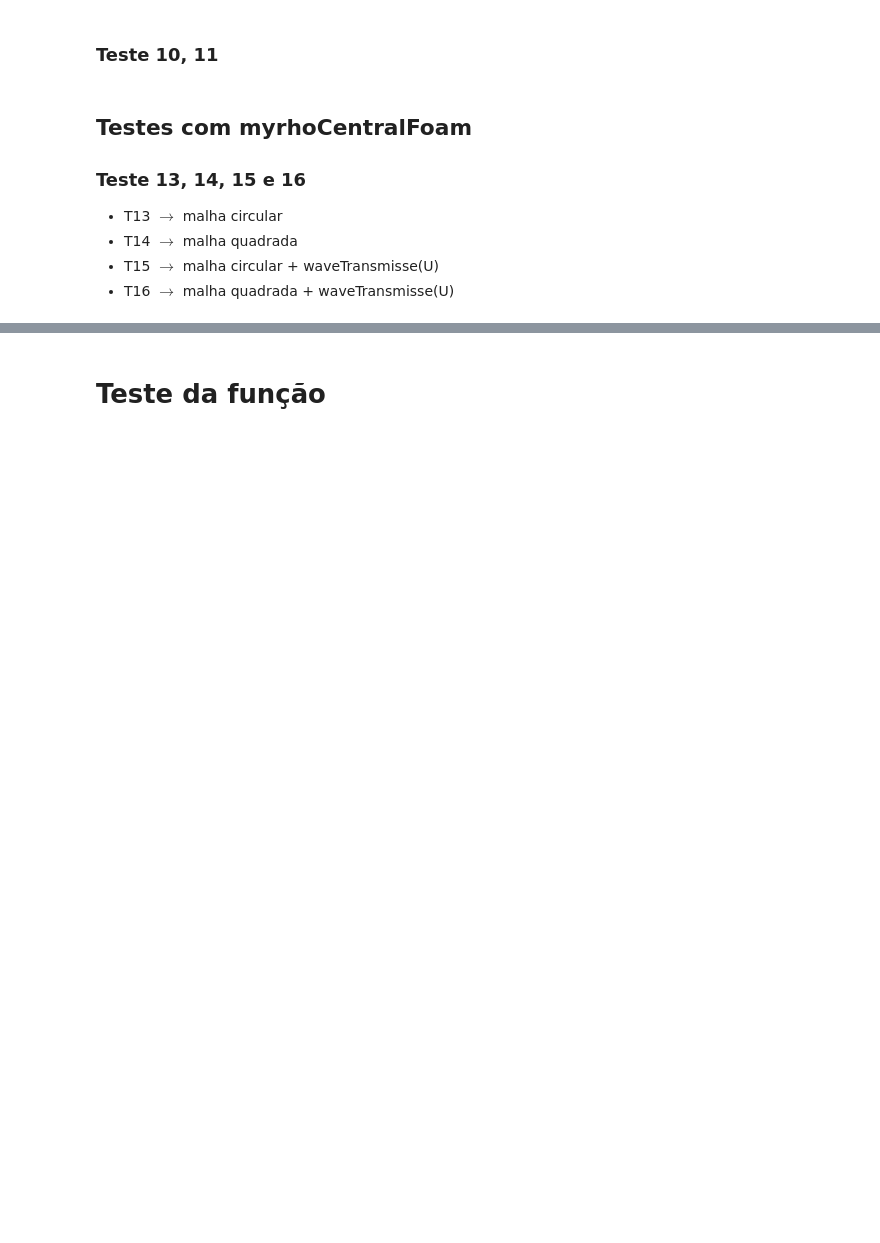
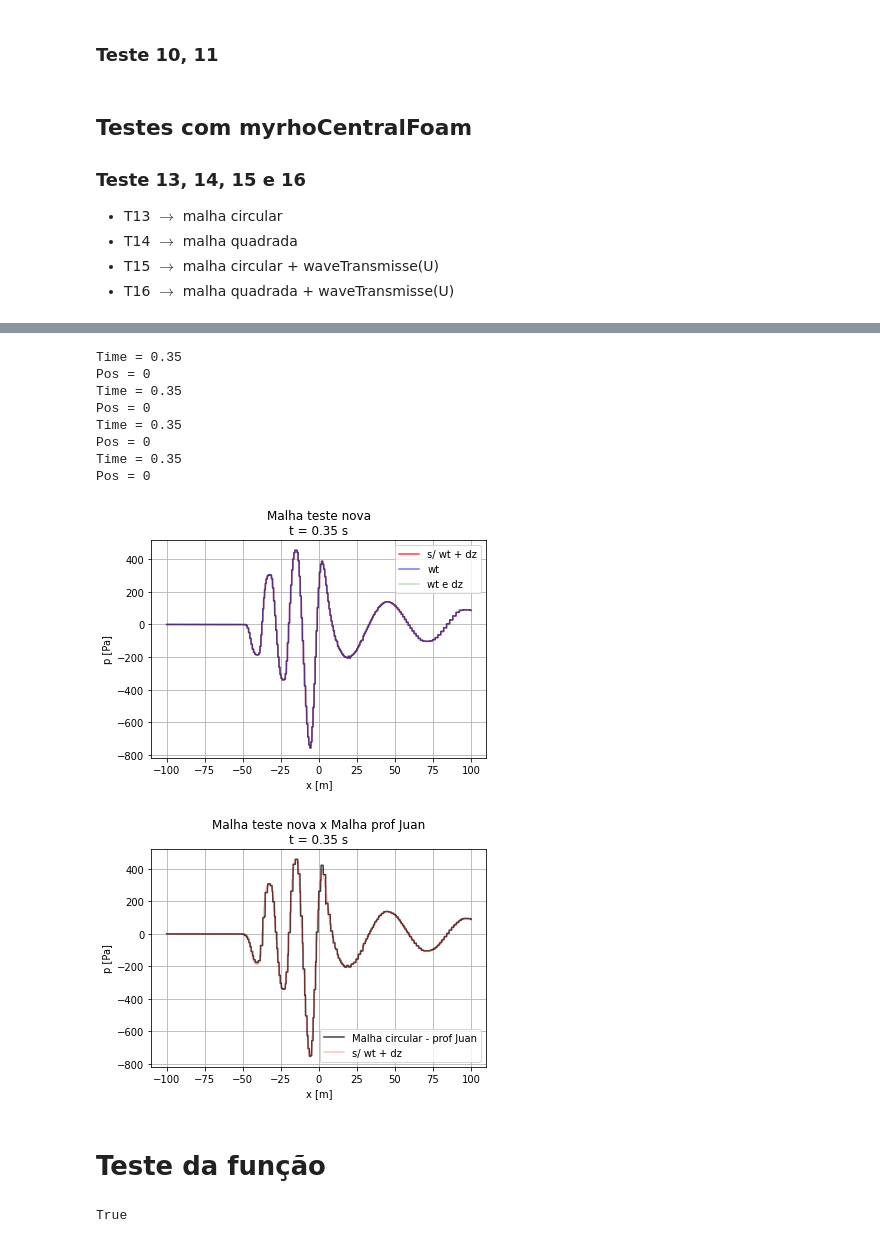
Before and after one commit to Widmark-Kaue/post-process-monopole, a Jupyter notebook: monopoleFlow.ipynb, the cells around one changed output, grey strips where cells are left out. Cells and saved outputs as stored; diff of their text form; code cells hidden in the pictures; blank space fills up the shorter version.

```diff
--- a/monopoleFlow.ipynb
+++ b/monopoleFlow.ipynb
@@ -275,4 +266,49 @@ Pos = 0
 [figure]
+# %%
+# Import Data DampingTest - t = 0.35s
+pSimT18,_,_ = wv.importData('mycentralT18', test = 'dampingTest',time = 0.35, case = 'monopoleFlow')
+xDT         = np.linspace(-100,100,len(pSimT18))
+
+# Import Data New Mesh - t = 0.35s
+pSimT1,_,_ = wv.importData('teste1', test = 'newMesh',time = 0.35, case = 'monopoleFlow')
+pSimT2,_,_ = wv.importData('teste2', test = 'newMesh',time = 0.35, case = 'monopoleFlow')
+pSimT3,_,_ = wv.importData('teste3', test = 'newMesh',time = 0.35, case = 'monopoleFlow')
+xNM        = np.linspace(-100,100,len(pSimT1))
+
+
+# Comparação malha circular
+plt.plot(xNM,pSimT1, 'r', label = 's/ wt + dz', alpha = 0.75)
+plt.plot(xNM,pSimT2, 'b', label = 'wt', alpha = 0.55)
+plt.plot(xNM,pSimT3, 'g', label = 'wt e dz', alpha = 0.25)
+
+plt.xlabel('x [m]')
+plt.ylabel('p [Pa]')
+plt.title('Malha teste nova\nt = 0.35 s')
+plt.grid()
+plt.legend()
+plt.show()
+
+# Comparação com malha do prof Juan
+plt.plot(xDT,pSimT18, 'k', label = 'Malha circular - prof Juan', alpha = 0.75)
+plt.plot(xNM,pSimT1, 'r', label = 's/ wt + dz', alpha = 0.25)
+
+plt.xlabel('x [m]')
+plt.ylabel('p [Pa]')
+plt.title('Malha teste nova x Malha prof Juan\nt = 0.35 s')
+plt.grid()
+plt.legend()
+plt.show()
+# %% [output]
+Time = 0.35
+Pos = 0
+Time = 0.35
+Pos = 0
+Time = 0.35
+Pos = 0
+Time = 0.35
+Pos = 0
+[figure, added]
+[figure, added]
 # %% [markdown]
 # Teste da função
 # %%
@@ -317,2 +338,9 @@ print(f'xnew = {xnew}')
+# %%
+import numpy as np
+from src.datadrive import PATH_DATA
+
+print(PATH_DATA.joinpath('monopoleFlow','probes', 'dampingTest', 'mycentralT17','2').exists())
+# %% [output]
+True
 # %%
 0%100
```
Also changed, not shown: parts of 4 cells of this notebook.
